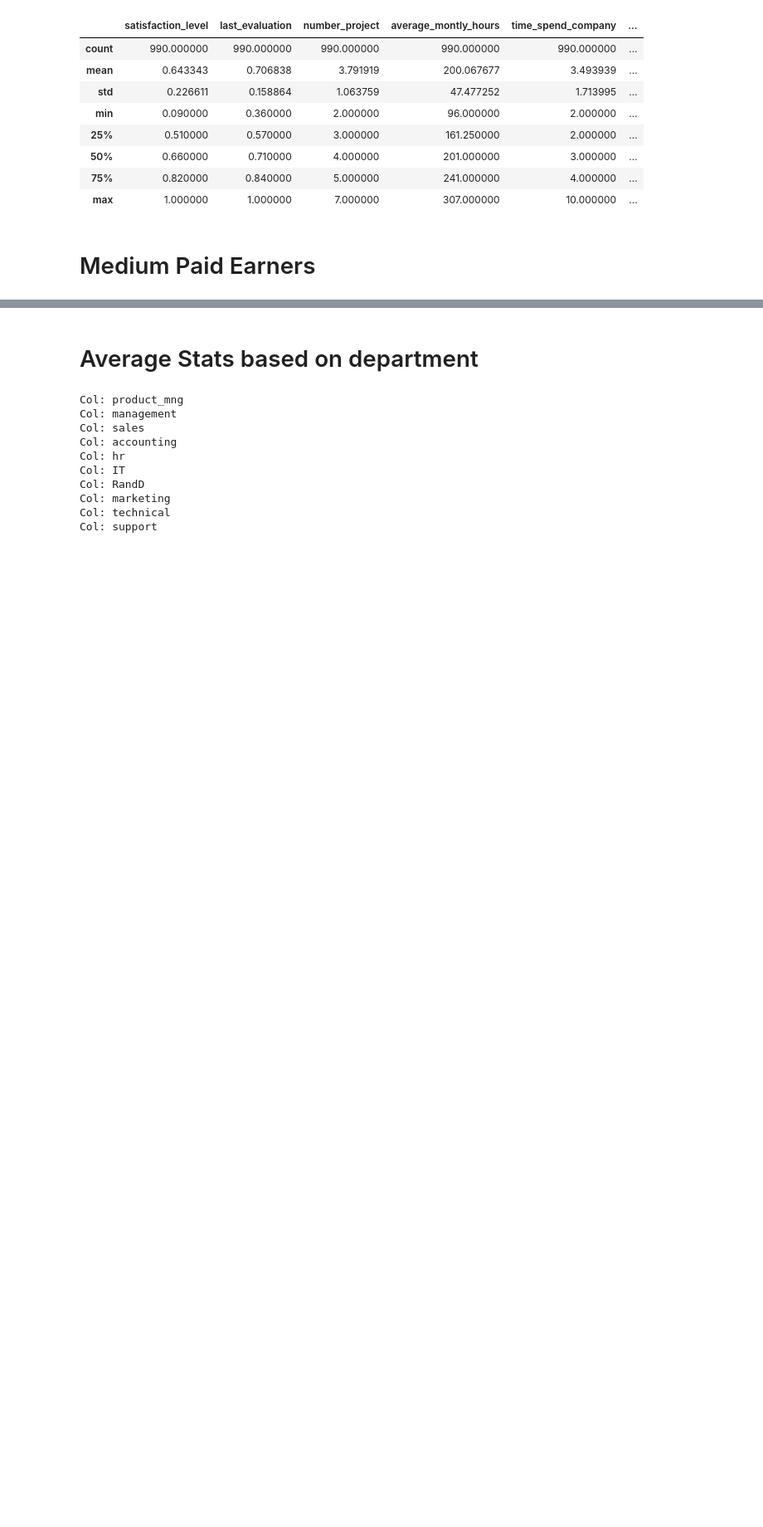
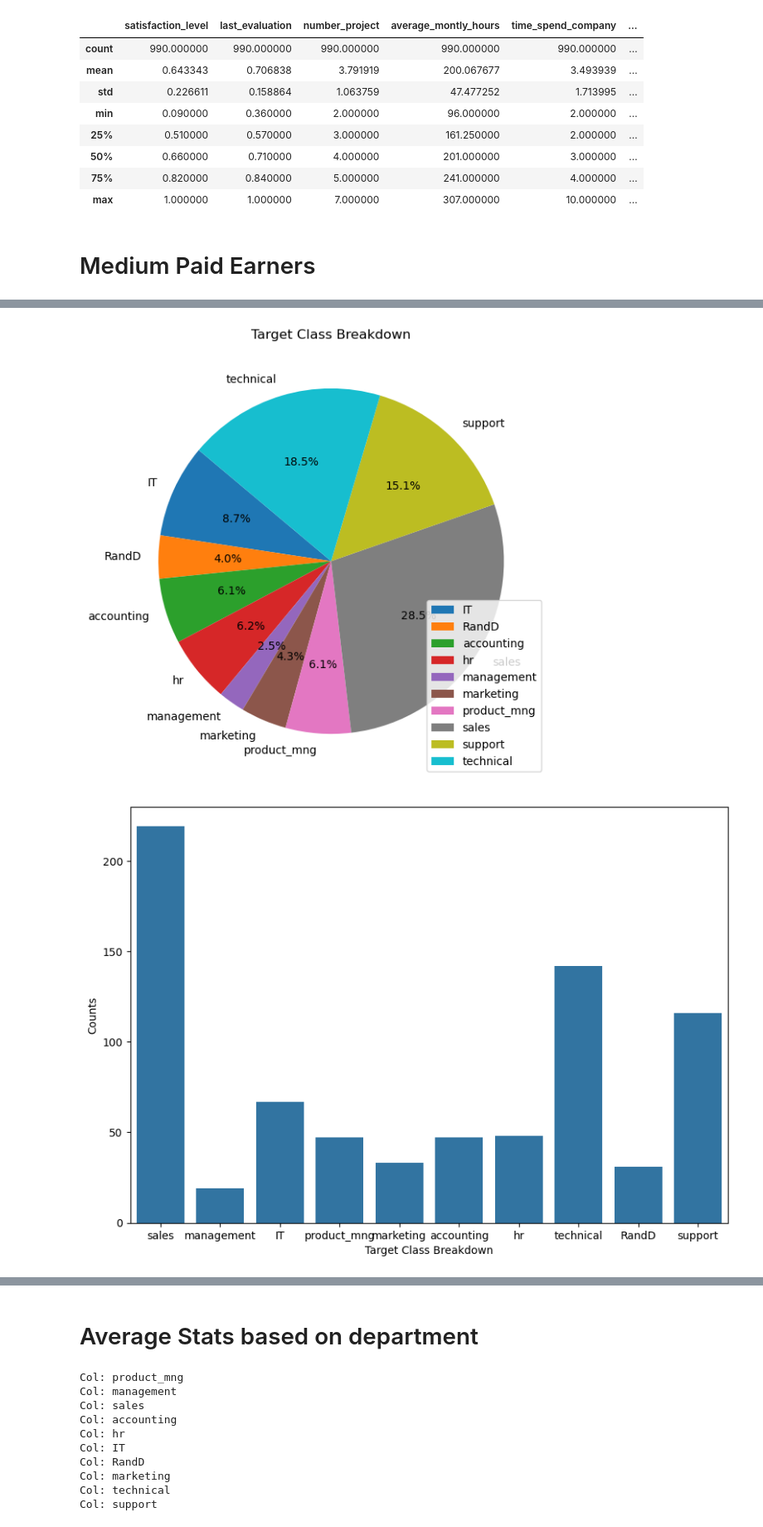
Before and after one commit to MaukanMir/HR-Capstone-Analysis, a Jupyter notebook: training.ipynb, the cells around one changed output, grey strips where cells are left out. Shown at 83% size. Saved outputs shown, nothing was run; the diff lists cells and outputs as text; code cells hidden in the pictures; blank space fills up the shorter version.

```diff
--- a/training.ipynb
+++ b/training.ipynb
@@ -304,0 +325,6 @@ highest_paid.describe()
+# %%
+medium_paid_left = medium_paid[medium_paid["left"] == 1]
+check_class_imbalance(medium_paid_left["Department"])
+# %% [output]
+[figure, added]
+[figure, added]
```
Also changed, not shown: parts of 7 cells of this notebook.
